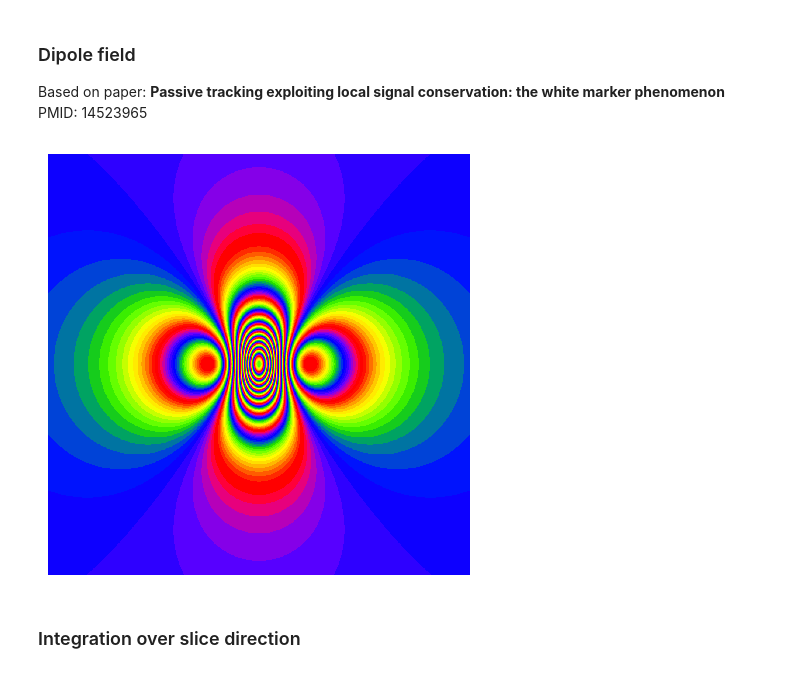
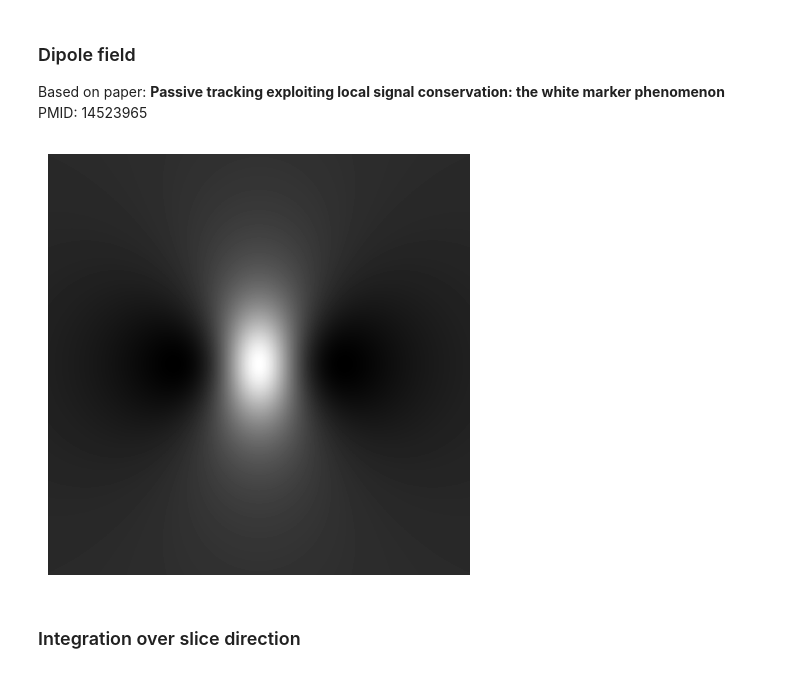
Before and after one commit to martinreinok/master-thesis, a Jupyter notebook: susceptibility-simulation/SusceptibilitySimulation.ipynb, the cells around one changed output. Saved outputs shown, nothing was run; the diff lists cells and outputs as text; code cells hidden in the pictures.

```diff
--- a/susceptibility-simulation/SusceptibilitySimulation.ipynb
+++ b/susceptibility-simulation/SusceptibilitySimulation.ipynb
@@ -45,10 +45,10 @@ else:
 # %% [markdown]
 ## Initialize simulation spatial range
 # %%
-x = cp.linspace(-FOV.x, FOV.y, SIMULATION_RESOLUTION)
-y = cp.linspace(-FOV.x, FOV.y, SIMULATION_RESOLUTION)
-z = cp.linspace(-FOV.x, FOV.y, SIMULATION_RESOLUTION)
-X, Y, Z = cp.meshgrid(x, y, z)
+x = np.linspace(-FOV.x, FOV.y, SIMULATION_RESOLUTION)
+y = np.linspace(-FOV.x, FOV.y, SIMULATION_RESOLUTION)
+z = np.linspace(-FOV.x, FOV.y, SIMULATION_RESOLUTION)
+X, Y, Z = np.meshgrid(x, y, z)
 # %% [markdown]
 ## Simulation
 # %%
@@ -73,11 +73,11 @@ Based on paper:
 **Passive tracking exploiting local signal conservation: the white marker phenomenon**
 PMID: 14523965
 # %%
-c = B0 * delta_x_V / (4 * cp.pi)
+c = B0 * delta_x_V / (4 * np.pi)
 Bz = c * (X ** 2 + Y ** 2 - 2 * Z ** 2) / ((X ** 2 + Y ** 2 + Z ** 2) ** (5 / 2))
-quick_plot(helper.normalize(cp.ndarray.get(Bz)[:, 120, :]), cmap='prism', axis=False, colorbar=False)
+quick_plot(helper.normalize(Bz[:, 100, :]), cmap='gray', axis=False, colorbar=False)
 # %% [output]
-[figure, old version]
+[figure, new version]
 # %% [markdown]
 ### Integration over slice direction
 # %%
```
Also changed, not shown: parts of 12 cells of this notebook, 15 other files.
